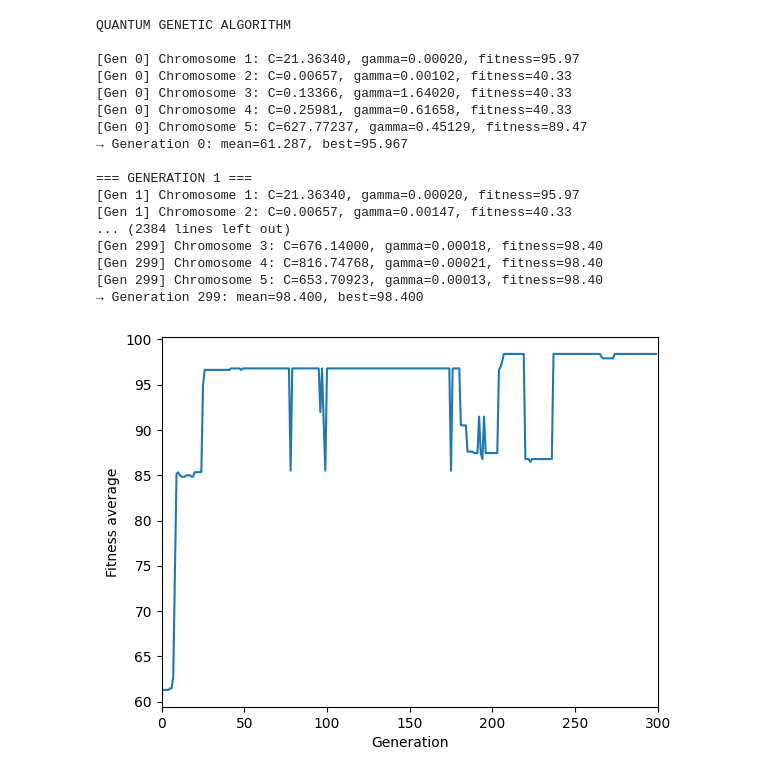
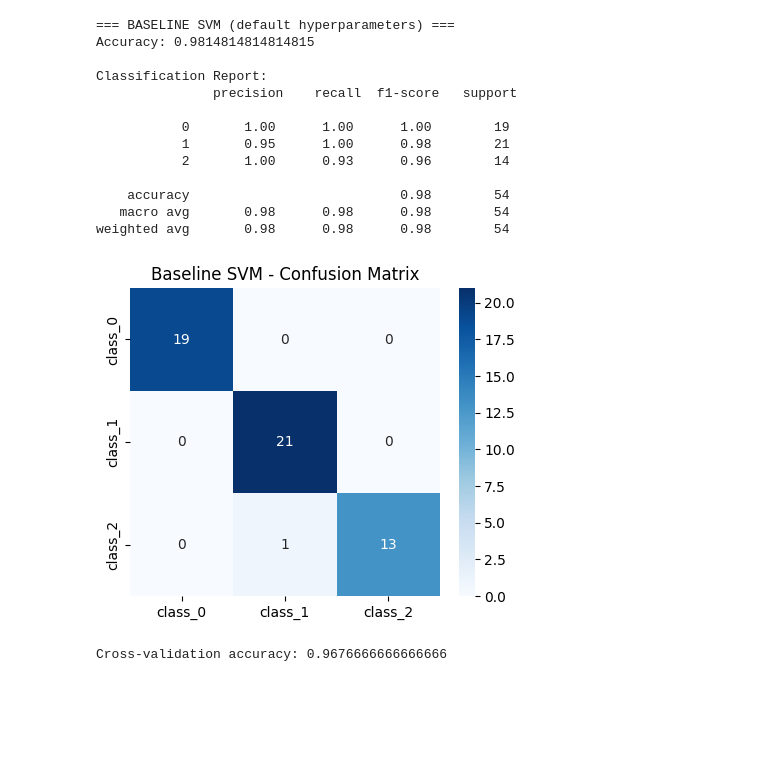
Before and after one commit to Oskar-Nowak/quantum-inspired-kernel-optimization, a Jupyter notebook: QGA.ipynb, the cells around one changed output. Saved outputs shown, nothing was run; the diff lists cells and outputs as text; code cells hidden in the pictures; blank space fills up the shorter version.

Commit message:
Added: analysis notebook with baseline vs QGA-tuned SVM comparsion.

```diff
--- a/QGA.ipynb
+++ b/QGA.ipynb
@@ -6,27 +14,48 @@ from sklearn.preprocessing import StandardScaler
 # %%
 data = load_wine()
-X = StandardScaler().fit_transform(data.data)
-X_train, _, y_train, _ = train_test_split(X, data.target, test_size=0.3, random_state=42)
+X = data.data
+y = data.target
 
-qga = QGA(X_train, y_train, generations=300, population_size=20, genome_length=24)
-qga.run()
-qga.plot_output()
+scaler = StandardScaler()
+X_scaled = scaler.fit_transform(X)
+
+X_train, X_test, y_train, y_test = train_test_split(
+    X_scaled, y, test_size=0.3, random_state=42)
-# %% [output]
-QUANTUM GENETIC ALGORITHM
-
-[Gen 0] Chromosome 1: C=21.36340, gamma=0.00020, fitness=95.97
-[Gen 0] Chromosome 2: C=0.00657, gamma=0.00102, fitness=40.33
-[Gen 0] Chromosome 3: C=0.13366, gamma=1.64020, fitness=40.33
-[Gen 0] Chromosome 4: C=0.25981, gamma=0.61658, fitness=40.33
-[Gen 0] Chromosome 5: C=627.77237, gamma=0.45129, fitness=89.47
-→ Generation 0: mean=61.287, best=95.967
-
-=== GENERATION 1 ===
-[Gen 1] Chromosome 1: C=21.36340, gamma=0.00020, fitness=95.97
-[Gen 1] Chromosome 2: C=0.00657, gamma=0.00147, fitness=40.33
-... (2384 lines left out)
-[Gen 299] Chromosome 3: C=676.14000, gamma=0.00018, fitness=98.40
-[Gen 299] Chromosome 4: C=816.74768, gamma=0.00021, fitness=98.40
-[Gen 299] Chromosome 5: C=653.70923, gamma=0.00013, fitness=98.40
-→ Generation 299: mean=98.400, best=98.400
-[figure, removed]
+# %%
+print('=== BASELINE SVM (default hyperparameters) ===')
+
+baseline = SVC(kernel='rbf')
+baseline.fit(X_train, y_train)
+
+y_pred = baseline.predict(X_test)
+
+print('Accuracy:', accuracy_score(y_test, y_pred))
+print('\nClassification Report:\n', classification_report(y_test, y_pred))
+
+cm = confusion_matrix(y_test, y_pred)
+
+plt.figure(figsize=(5,4))
+sns.heatmap(cm, annot=True, cmap='Blues',
+           xticklabels=data.target_names,
+           yticklabels=data.target_names)
+plt.title('Baseline SVM - Confusion Matrix')
+plt.show()
+
+baseline_cv = cross_val_score(baseline, X_train, y_train, cv=5).mean()
+print('Cross-validation accuracy:', baseline_cv)
+# %% [output]
+=== BASELINE SVM (default hyperparameters) ===
+Accuracy: 0.9814814814814815
+
+Classification Report:
+               precision    recall  f1-score   support
+
+           0       1.00      1.00      1.00        19
+           1       0.95      1.00      0.98        21
+           2       1.00      0.93      0.96        14
+
+    accuracy                           0.98        54
+   macro avg       0.98      0.98      0.98        54
+weighted avg       0.98      0.98      0.98        54
+[figure, added]
+Cross-validation accuracy: 0.9676666666666666
```
Also changed, not shown: parts of 4 cells of this notebook.
